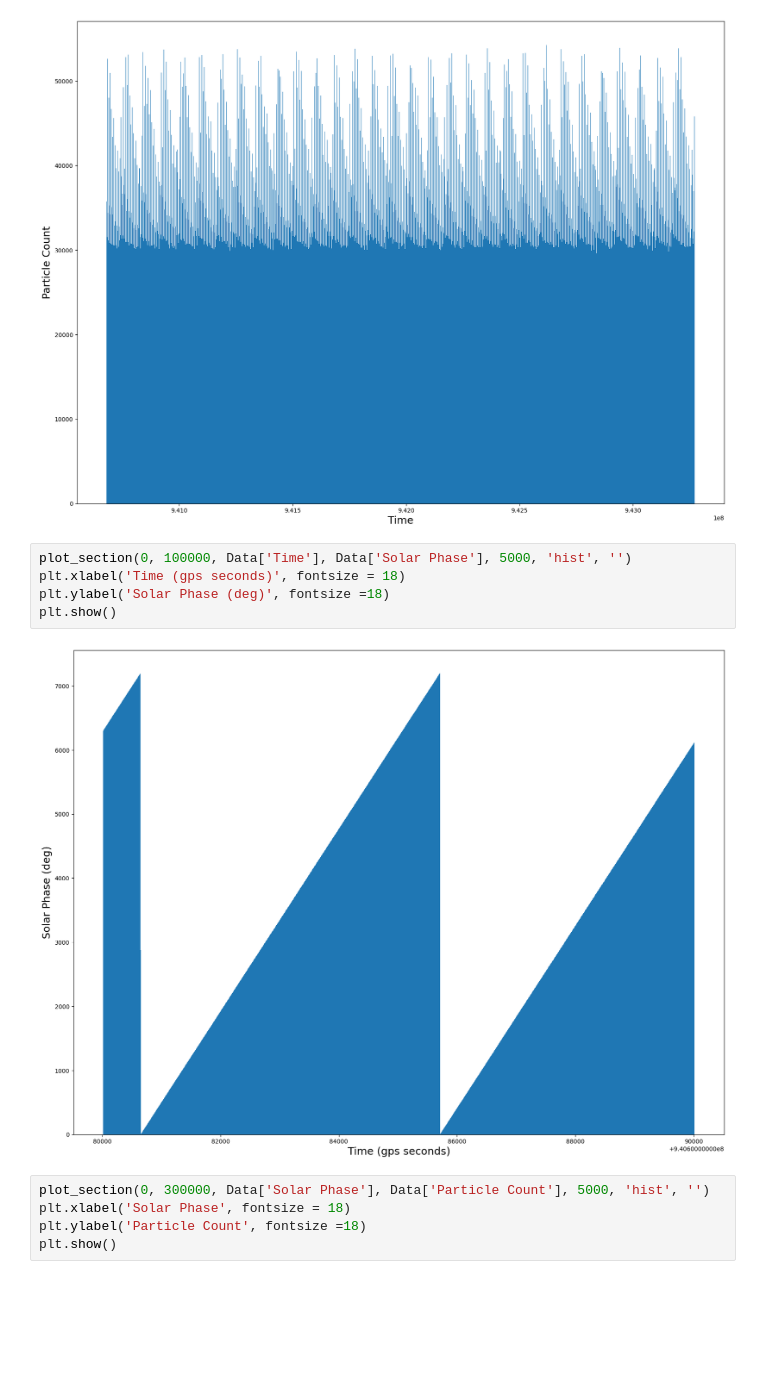
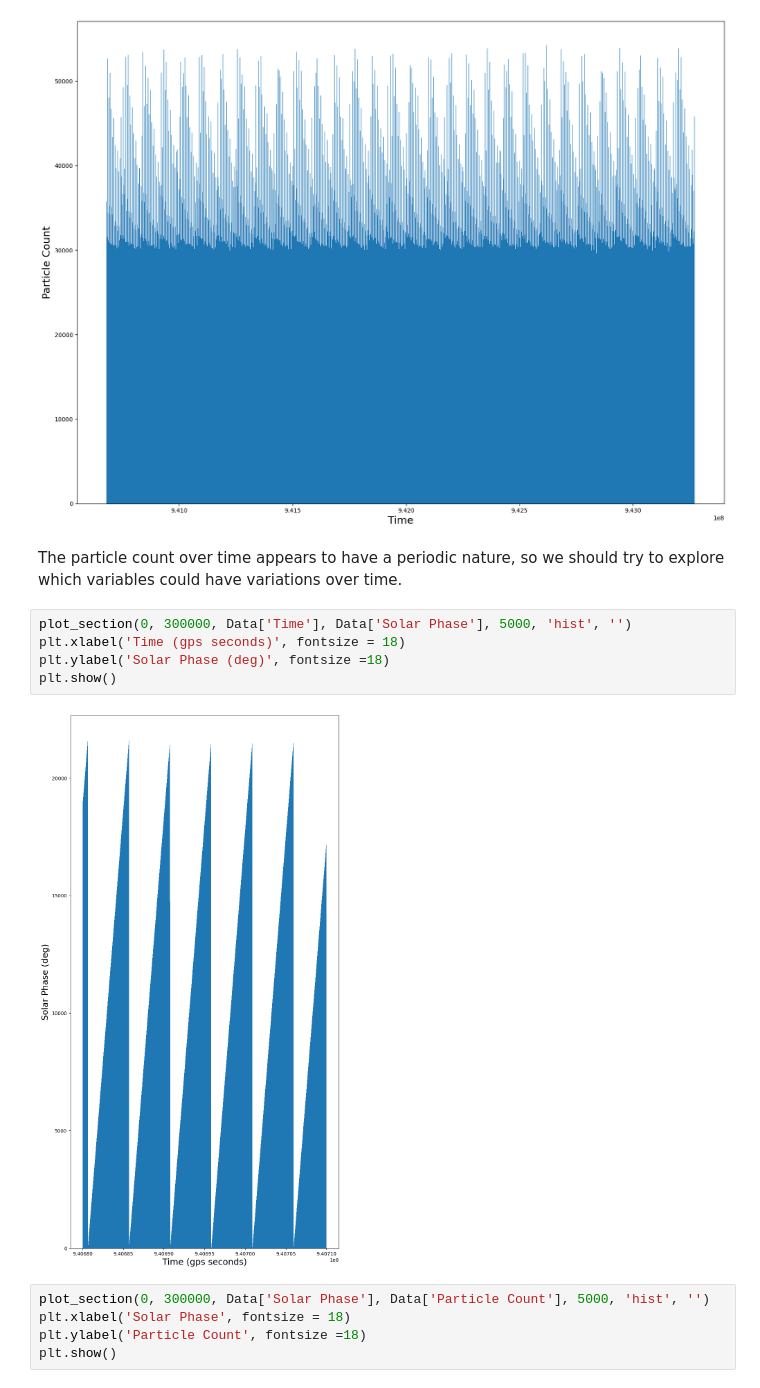
Before and after one commit to ciaramw0/phys434, a Jupyter notebook: Lab_4.ipynb, the cells around one changed output. Saved outputs shown, nothing was run; the diff lists cells and outputs as text; blank space fills up the shorter version.

```diff
--- a/Lab_4.ipynb
+++ b/Lab_4.ipynb
@@ -48,13 +48,15 @@ plt.ylabel('Particle Count', fontsize = 18)
 plt.show()
 # %% [output]
 [figure]
+# %% [markdown]
+The particle count over time appears to have a periodic nature, so we should try to explore which variables could have variations over time.
 # %%
-plot_section(0, 100000, Data['Time'], Data['Solar Phase'], 5000, 'hist', '')
+plot_section(0, 300000, Data['Time'], Data['Solar Phase'], 5000, 'hist', '')
 plt.xlabel('Time (gps seconds)', fontsize = 18)
 plt.ylabel('Solar Phase (deg)', fontsize =18)
 plt.show()
 # %% [output]
-[figure, old version]
+[figure, new version]
 # %%
 plot_section(0, 300000, Data['Solar Phase'], Data['Particle Count'], 5000, 'hist', '')
 plt.xlabel('Solar Phase', fontsize = 18)
```
Also changed, not shown: parts of 13 cells of this notebook.
